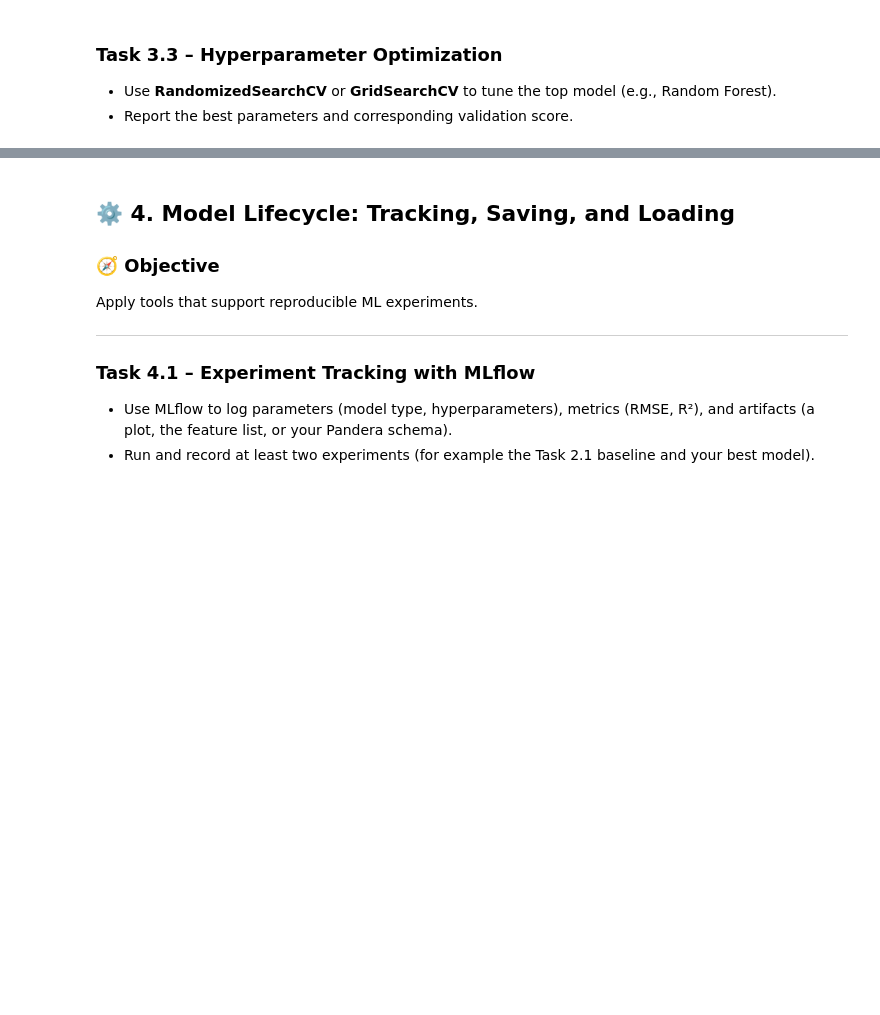
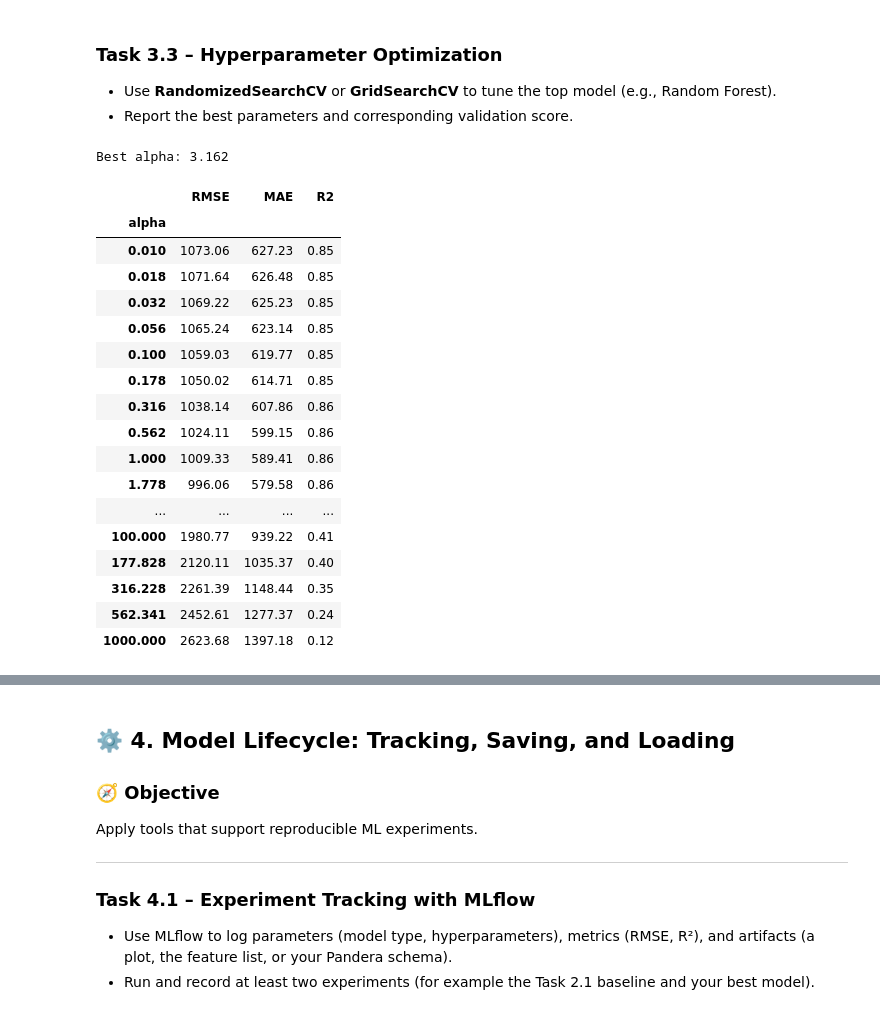
Before and after one commit to oceanetanios/aidams-lab2-lebard-lebihan-tanguy-tanios, a Jupyter notebook: lab_2.ipynb, the cells around one changed output, grey strips where cells are left out. Saved outputs shown, nothing was run; the diff lists cells and outputs as text; code cells hidden in the pictures; blank space fills up the shorter version.

````diff
--- a/lab_2.ipynb
+++ b/lab_2.ipynb
@@ -136,3 +483,16 @@ Use cross-validation to estimate generalization performance and compare multiple
 ### **Task 3.1 – Cross-Validation**
 - Apply **K-Fold cross-validation** (e.g., K=5).
 - Record the average RMSE, MAE, and R² across folds.
+# %%
+from sklearn.model_selection import KFold, cross_validate
+
+kf = KFold(n_splits=5, shuffle=True, random_state=42)
+
+def cv_scores(model):
+    """RMSE, MAE and R2 for each fold, with evaluate() as the scorer."""
+    scores = cross_validate(model, X, y, cv=kf, scoring=evaluate)
+    return pd.DataFrame(scores).filter(like="test_").rename(columns=lambda c: c.removeprefix("test_"))
+
+folds = cv_scores(linreg)
+folds.index = [f"Fold {i}" for i in range(1, 6)]
+pd.concat([folds, folds.agg(["mean", "std"])]).round(2)
@@ -158,3 +531,14 @@ reg = TabFMRegressor(model=tabfm_v1_0_0.load(model_type="regression"))
 ```
 
 `fit` stores the training rows as context; `predict` is one forward pass, with no hyperparameter search. The default context is 100 rows (`max_num_rows`). A single held-out split is enough. Pretrained weights are non-commercial and not for production. In the results table, say whether it beats your best classical model, and which model you would actually deploy. Python 3.11 or newer is required.
+# %%
+from sklearn.linear_model import Ridge
+
+models = {
+    "Linear regression": linreg,
+    "Ridge": make_pipeline(preprocess, Ridge()),
+    "Random forest": forest,
+}
+
+comparison = pd.DataFrame({name: cv_scores(model).mean() for name, model in models.items()}).T
+comparison.round(2)
@@ -165,6 +564,43 @@ reg = TabFMRegressor(model=tabfm_v1_0_0.load(model_type="regression"))
 ### **Task 3.3 – Hyperparameter Optimization**
 - Use **RandomizedSearchCV** or **GridSearchCV** to tune the top model (e.g., Random Forest).
 - Report the best parameters and corresponding validation score.
+# %%
+from sklearn.model_selection import GridSearchCV
+
+# Ridge came out on top in 3.2, so tune its regularization strength
+search = GridSearchCV(
+    models["Ridge"], {"ridge__alpha": np.logspace(-2, 3, 21)}, cv=kf, scoring=evaluate,
+    refit=lambda cv: cv["mean_test_RMSE"].argmin(),  # evaluate() gives 3 metrics, keep lowest RMSE
+).fit(X, y)
+
+alpha_scores = (pd.DataFrame(search.cv_results_)
+             .set_index("param_ridge__alpha")
+             .filter(like="mean_test_")
+             .rename(columns=lambda c: c.removeprefix("mean_test_")))
+alpha_scores.index = alpha_scores.index.astype(float).round(3).rename("alpha")
+
+print("Best alpha:", alpha_scores.index[search.best_index_])
+alpha_scores.round(2)
+# %% [output]
+Best alpha: 3.162
+|  | RMSE | MAE | R2 |
+| alpha |  |  |  |
+| 0.010 | 1073.06 | 627.23 | 0.85 |
+| 0.018 | 1071.64 | 626.48 | 0.85 |
+| 0.032 | 1069.22 | 625.23 | 0.85 |
+| 0.056 | 1065.24 | 623.14 | 0.85 |
+| 0.100 | 1059.03 | 619.77 | 0.85 |
+| 0.178 | 1050.02 | 614.71 | 0.85 |
+| 0.316 | 1038.14 | 607.86 | 0.86 |
+| 0.562 | 1024.11 | 599.15 | 0.86 |
+| 1.000 | 1009.33 | 589.41 | 0.86 |
+| 1.778 | 996.06 | 579.58 | 0.86 |
+| ... | ... | ... | ... |
+| 100.000 | 1980.77 | 939.22 | 0.41 |
+| 177.828 | 2120.11 | 1035.37 | 0.40 |
+| 316.228 | 2261.39 | 1148.44 | 0.35 |
+| 562.341 | 2452.61 | 1277.37 | 0.24 |
+| 1000.000 | 2623.68 | 1397.18 | 0.12 |
 # %% [markdown]
 > 📝 *Critical thinking:*
 > Discuss the role of hyperparameter tuning. How did tuning change your model’s performance compared to default settings?
````
Also changed, not shown: parts of 29 cells of this notebook, 30 other files.
